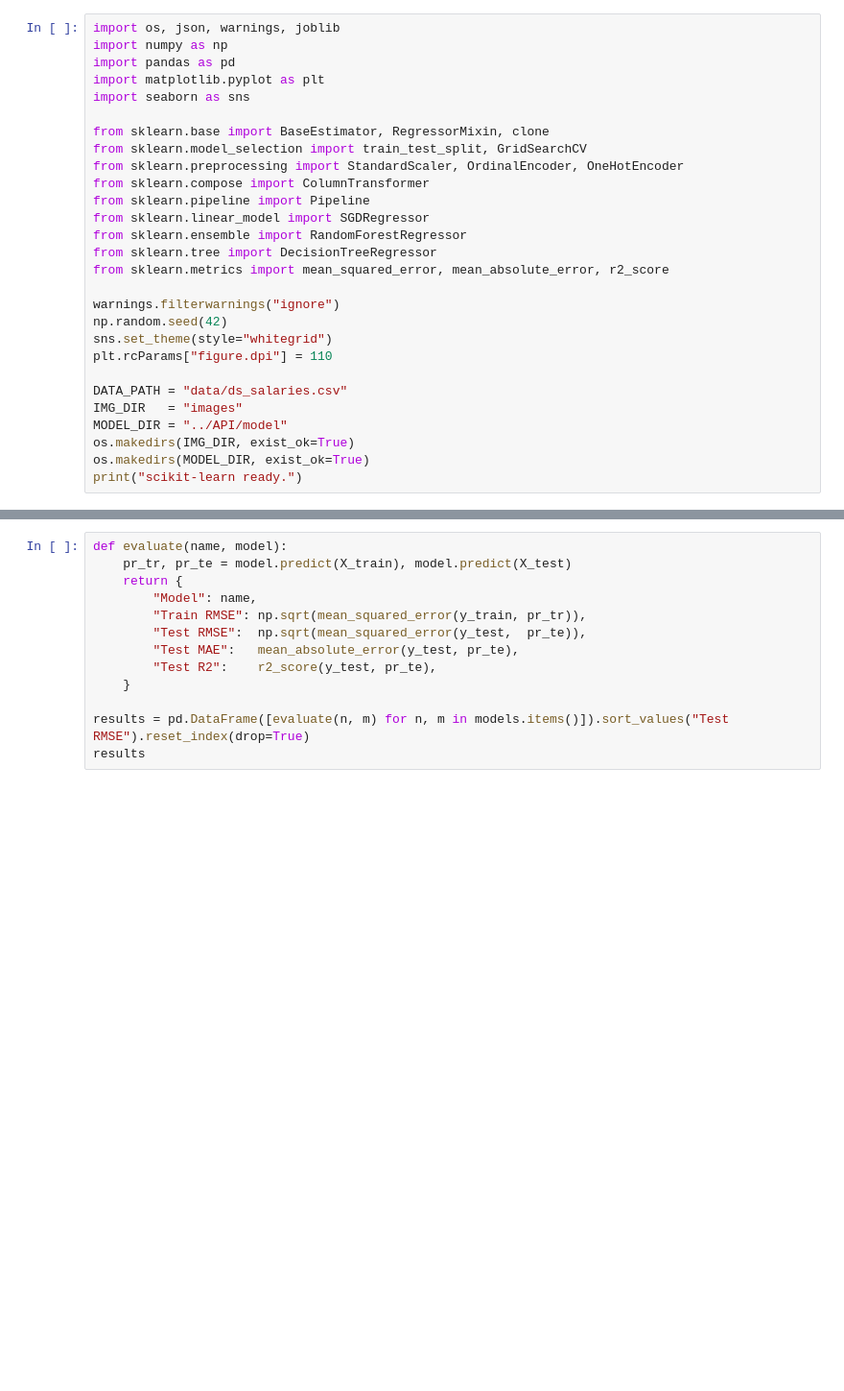
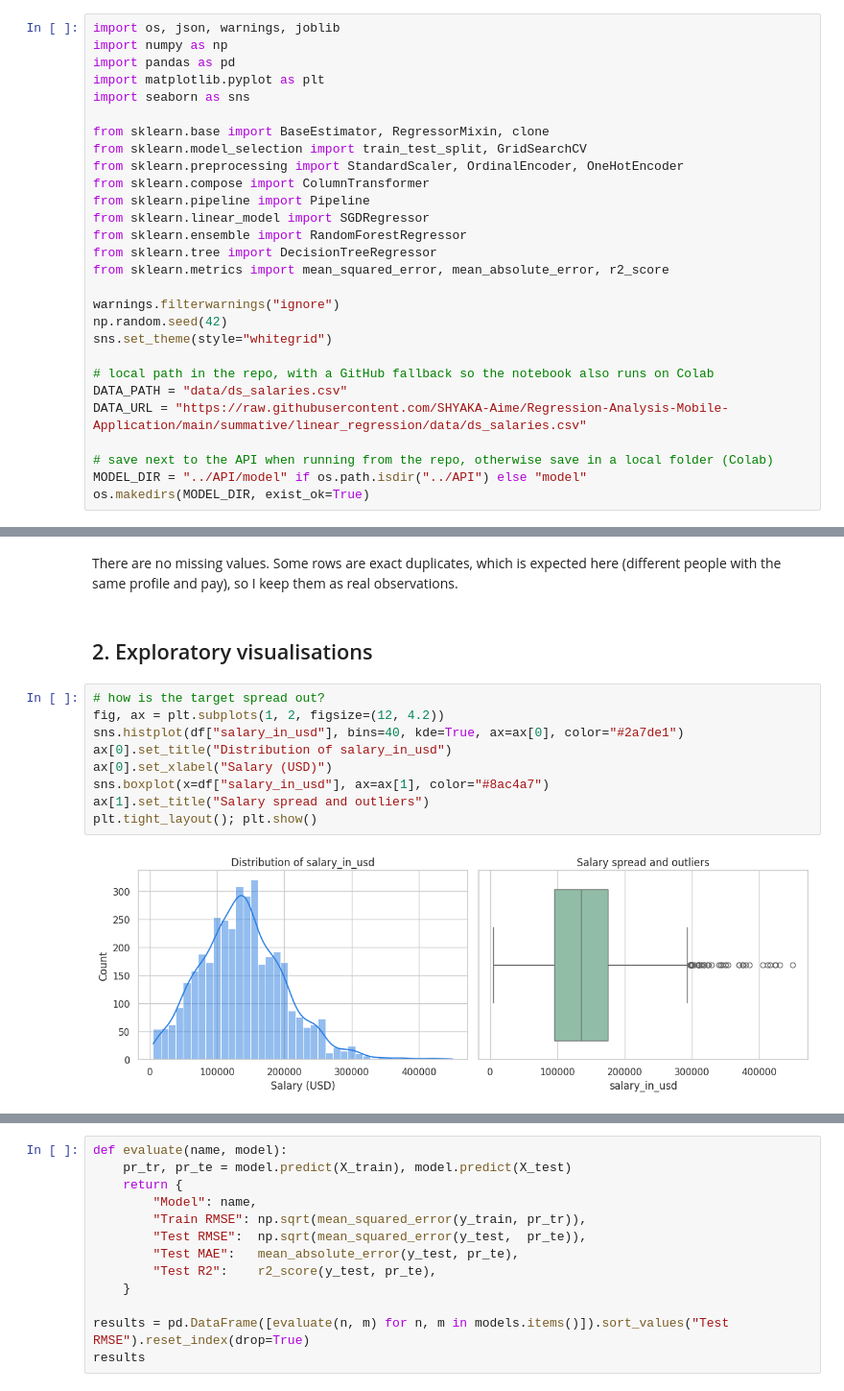
Before and after one commit to SHYAKA-Aime/Regression-Analysis-Mobile-Application, a Jupyter notebook: summative/linear_regression/multivariate.ipynb, the cells around one changed output, grey strips where cells are left out. Shown at 96% size. Saved outputs shown, nothing was run; the diff lists cells and outputs as text; blank space fills up the shorter version.

```diff
--- a/summative/linear_regression/multivariate.ipynb
+++ b/summative/linear_regression/multivariate.ipynb
@@ -40,11 +41,11 @@ from sklearn.metrics import mean_squared_error, mean_absolute_error, r2_score
 warnings.filterwarnings("ignore")
 np.random.seed(42)
 sns.set_theme(style="whitegrid")
-plt.rcParams["figure.dpi"] = 110
 
+# local path in the repo, with a GitHub fallback so the notebook also runs on Colab
 DATA_PATH = "data/ds_salaries.csv"
-IMG_DIR   = "images"
-MODEL_DIR = "../API/model"
-os.makedirs(IMG_DIR, exist_ok=True)
+DATA_URL = "https://raw.githubusercontent.com/SHYAKA-Aime/Regression-Analysis-Mobile-Application/main/summative/linear_regression/data/ds_salaries.csv"
+
+# save next to the API when running from the repo, otherwise save in a local folder (Colab)
+MODEL_DIR = "../API/model" if os.path.isdir("../API") else "model"
 os.makedirs(MODEL_DIR, exist_ok=True)
-print("scikit-learn ready.")
@@ -430,0 +120,16 @@ Trained: ['SGD Linear Regression (GD)', 'Batch GD Linear Regression', 'Random Fo
+# %% [markdown]
+There are no missing values. Some rows are exact duplicates, which is expected here
+(different people with the same profile and pay), so I keep them as real observations.
+# %% [markdown]
+## 2. Exploratory visualisations
+# %%
+# how is the target spread out?
+fig, ax = plt.subplots(1, 2, figsize=(12, 4.2))
+sns.histplot(df["salary_in_usd"], bins=40, kde=True, ax=ax[0], color="#2a7de1")
+ax[0].set_title("Distribution of salary_in_usd")
+ax[0].set_xlabel("Salary (USD)")
+sns.boxplot(x=df["salary_in_usd"], ax=ax[1], color="#8ac4a7")
+ax[1].set_title("Salary spread and outliers")
+plt.tight_layout(); plt.show()
+# %% [output]
+[figure, added]
```
Also changed, not shown: parts of 56 cells of this notebook, 8 other files.
